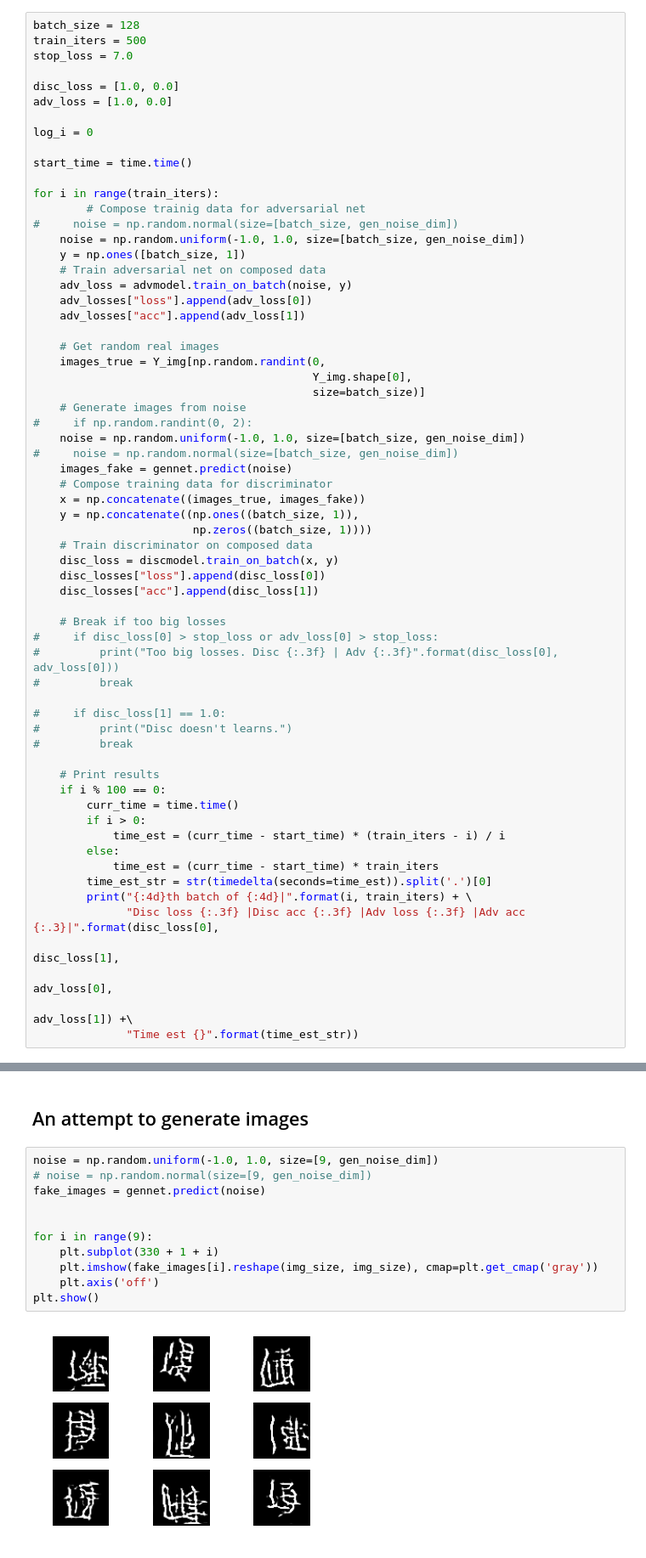
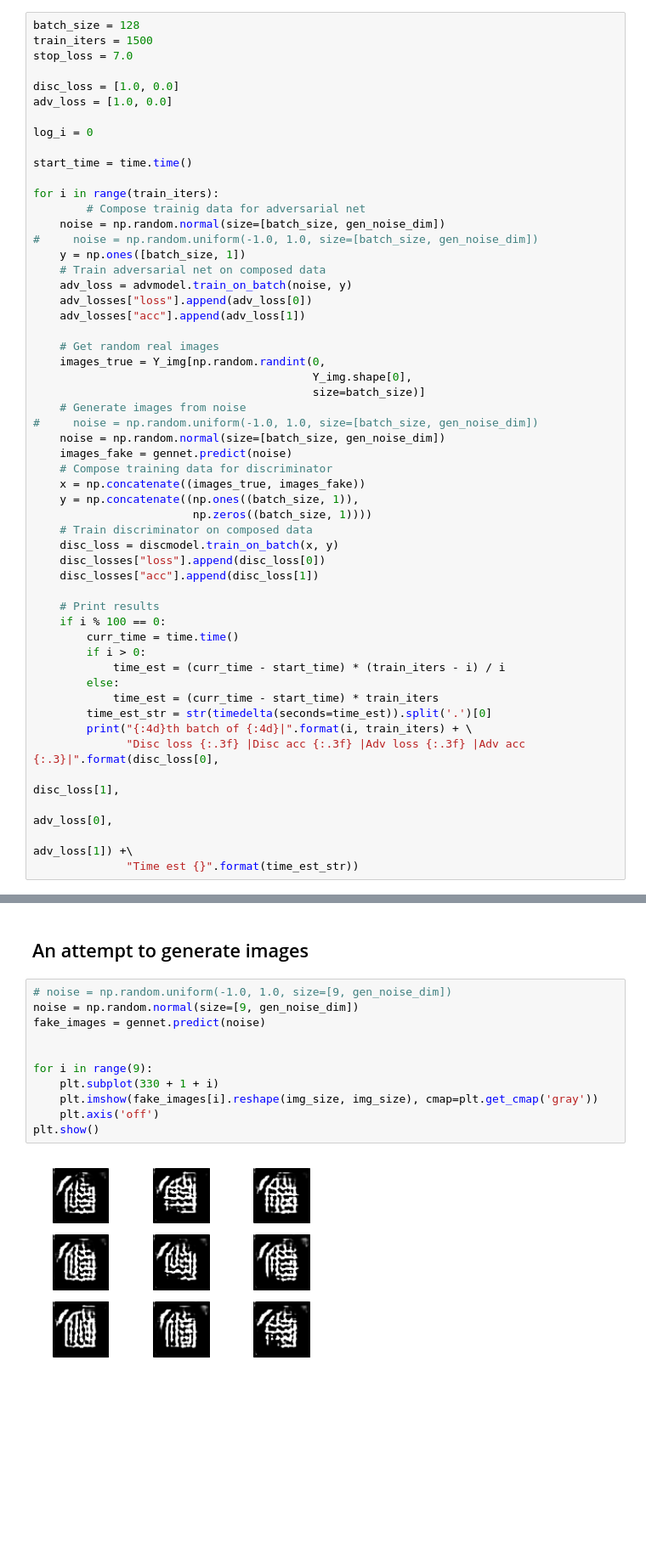
Before and after one commit to robolamp/SleepingCalligrapher, a Jupyter notebook: chars_GAN.ipynb, the cells around one changed output, grey strips where cells are left out. Shown at 85% size. Cells and saved outputs as stored; diff of their text form; blank space fills up the shorter version.

Commit message:
Issue #5: Gaussian noise; bad results

```diff
--- a/chars_GAN.ipynb
+++ b/chars_GAN.ipynb
@@ -273,7 +273,7 @@ disc_losses = {"loss": [], "acc": []}
 adv_losses = {"loss": [], "acc": []}
 # %%
 batch_size = 128
-train_iters = 500
+train_iters = 1500
 stop_loss = 7.0
 
 disc_loss = [1.0, 0.0]
@@ -285,8 +285,8 @@ start_time = time.time()
 
 for i in range(train_iters):
         # Compose trainig data for adversarial net
-#     noise = np.random.normal(size=[batch_size, gen_noise_dim])
-    noise = np.random.uniform(-1.0, 1.0, size=[batch_size, gen_noise_dim])
+    noise = np.random.normal(size=[batch_size, gen_noise_dim])
+#     noise = np.random.uniform(-1.0, 1.0, size=[batch_size, gen_noise_dim])
     y = np.ones([batch_size, 1])
     # Train adversarial net on composed data
     adv_loss = advmodel.train_on_batch(noise, y)
@@ -298,9 +298,8 @@ for i in range(train_iters):
                                           Y_img.shape[0],
                                           size=batch_size)]
     # Generate images from noise
-#     if np.random.randint(0, 2):
-    noise = np.random.uniform(-1.0, 1.0, size=[batch_size, gen_noise_dim])
-#     noise = np.random.normal(size=[batch_size, gen_noise_dim])
+#     noise = np.random.uniform(-1.0, 1.0, size=[batch_size, gen_noise_dim])
+    noise = np.random.normal(size=[batch_size, gen_noise_dim])
     images_fake = gennet.predict(noise)
     # Compose training data for discriminator
     x = np.concatenate((images_true, images_fake))
@@ -310,15 +309,6 @@ for i in range(train_iters):
     disc_loss = discmodel.train_on_batch(x, y)
     disc_losses["loss"].append(disc_loss[0])
     disc_losses["acc"].append(disc_loss[1])
-
-    # Break if too big losses
-#     if disc_loss[0] > stop_loss or adv_loss[0] > stop_loss:
-#         print("Too big losses. Disc {:.3f} | Adv {:.3f}".format(disc_loss[0], adv_loss[0]))
-#         break
-
-#     if disc_loss[1] == 1.0:
-#         print("Disc doesn't learns.")
-#         break
 
     # Print results
     if i % 100 == 0:
@@ -363,15 +363,15 @@ plt.show()
 # %% [markdown]
 ## An attempt to generate images
 # %%
-noise = np.random.uniform(-1.0, 1.0, size=[9, gen_noise_dim])
-# noise = np.random.normal(size=[9, gen_noise_dim])
+# noise = np.random.uniform(-1.0, 1.0, size=[9, gen_noise_dim])
+noise = np.random.normal(size=[9, gen_noise_dim])
 fake_images = gennet.predict(noise)
 
 
 for i in range(9):
     plt.subplot(330 + 1 + i)
     plt.imshow(fake_images[i].reshape(img_size, img_size), cmap=plt.get_cmap('gray'))
     plt.axis('off')
 plt.show()
 # %% [output]
-[figure, old version]
+[figure, new version]
```
Also changed, not shown: parts of 5 cells of this notebook.
